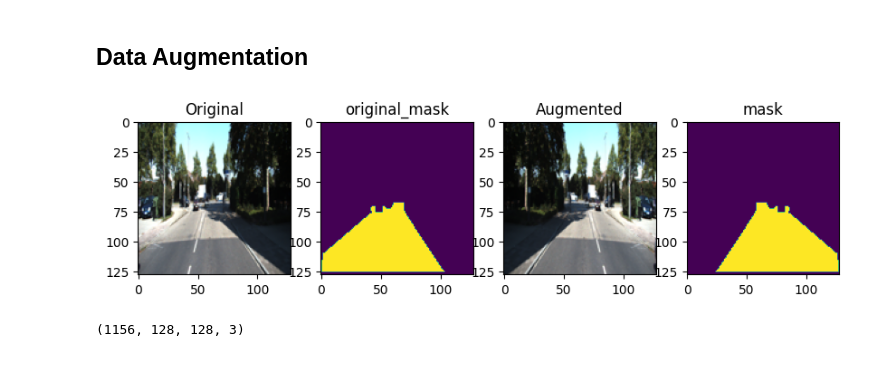
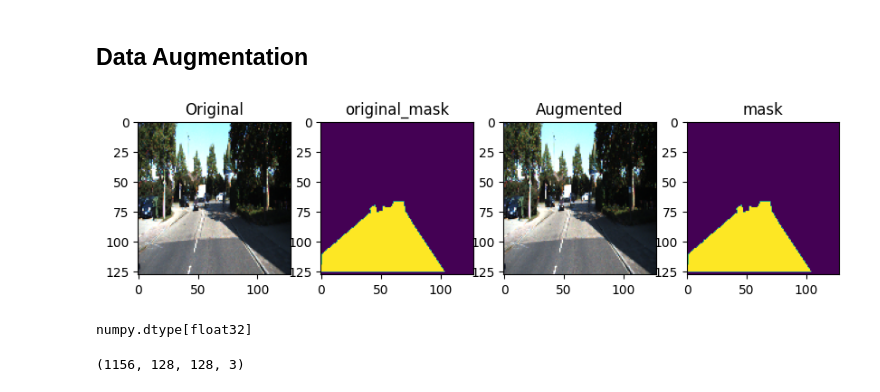
Before and after one commit to AbeRodz/computer-vision-II, a Jupyter notebook: project.ipynb, the cells around one changed output. Saved outputs shown, nothing was run; the diff lists cells and outputs as text; code cells hidden in the pictures.

```diff
--- a/project.ipynb
+++ b/project.ipynb
@@ -160,5 +190,5 @@ plt.imshow(true_mask[0])
 # %%
-true_mask[true_mask != 0.0]=1.0
+binary_mask[binary_mask != 0.0]=1.0
 # %%
 data  = data / 255.0
 # %% [markdown]
@@ -166,40 +196,36 @@ data  = data / 255.0
 # %%
 import albumentations as A
 from albumentations.pytorch import ToTensorV2
-import cv2
 
 augmentation_pipeline = A.Compose([
     A.HorizontalFlip(p=0.5),
-    A.Rotate(limit=10, p=0.5,border_mode=cv.BORDER_CONSTANT),
-    A.ColorJitter(brightness=0.2, contrast=0.2, saturation=0.2, hue=0.2, p=0.5),
-    A.RGBShift(r_shift_limit=1, g_shift_limit=1, b_shift_limit=1, p=0.5),
-
+    A.Rotate(limit=(10,-10), p=0.5,border_mode=cv.BORDER_CONSTANT),
 ])
 # %%
 data=data.astype(np.float32)
-true_mask=true_mask.astype(np.float32)
+binary_mask=binary_mask.astype(np.float32)
 # %%
-test_aug=augmentation_pipeline(image=data[5], mask=true_mask[5])
+test_aug=augmentation_pipeline(image=data[5], mask=binary_mask[5])
 test_example=test_aug["image"]
 test_mask=test_aug["mask"]
 # %%
 fig, ax = plt.subplots(1, 4, figsize=(10, 5))
 ax[0].imshow(data[5])
 ax[0].set_title("Original")
 
-ax[1].imshow(true_mask[5])
+ax[1].imshow(binary_mask[5])
 ax[1].set_title("original_mask")
 
 
 ax[2].imshow(test_example)
 ax[2].set_title("Augmented")
 
 ax[3].imshow(test_mask)
 ax[3].set_title("mask")
 
 plt.show()
 # %% [output]
-[figure, old version]
+[figure, new version]
 # %%
 num_augmented=3
 for i in range(len(data)):
@@ -216,3 +242,7 @@ for i in range(len(data)):
+# %%
+type(data.dtype)
+# %% [output]
+numpy.dtype[float32]
 # %%
 data.shape
 # %% [output]
```
Also changed, not shown: parts of 103 cells of this notebook.
